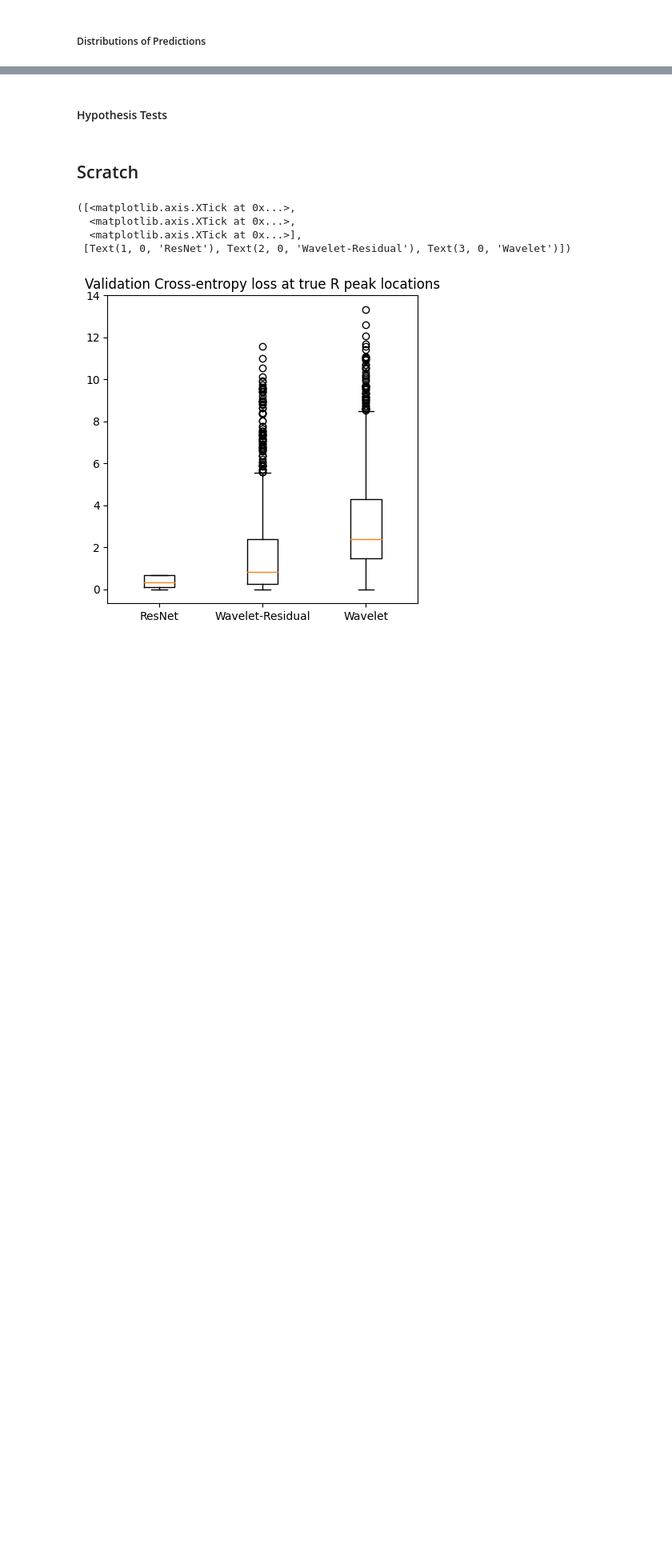
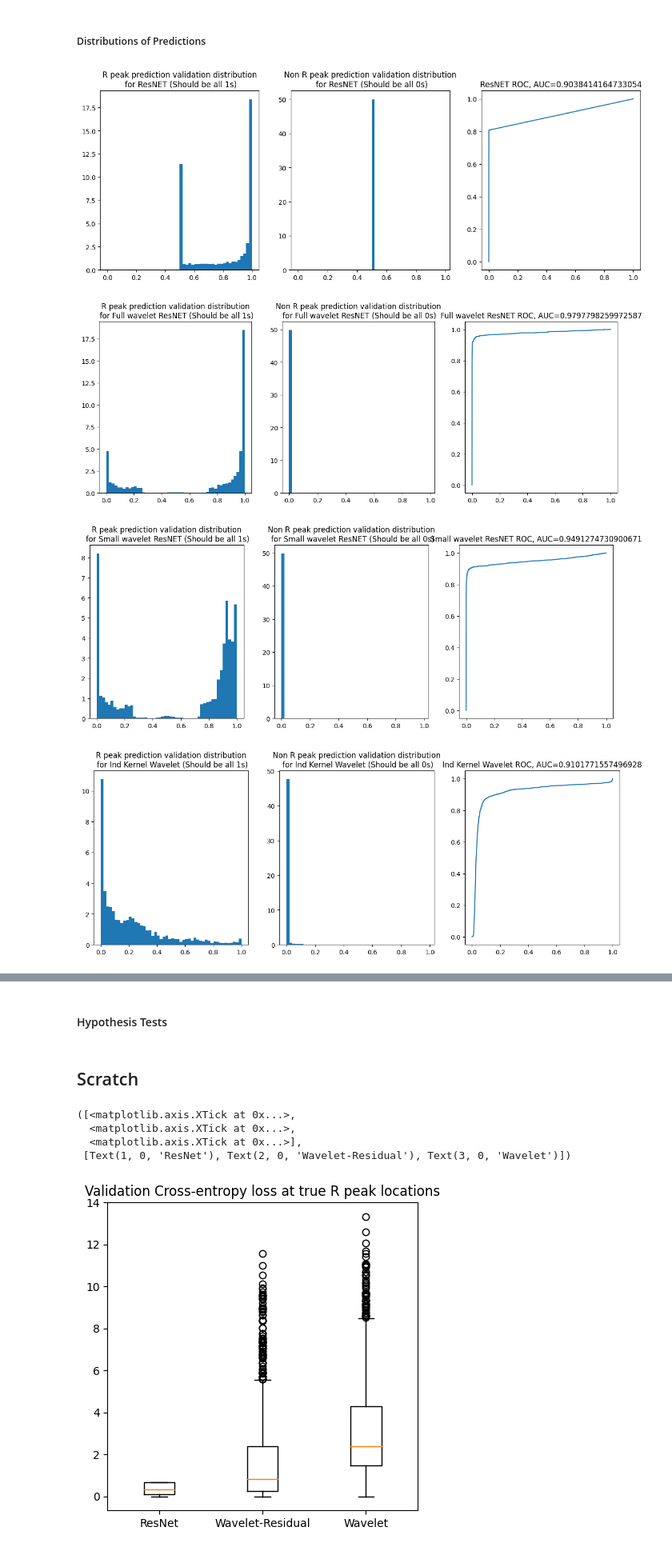
Before and after one commit to andrew-nash/fyp, a Jupyter notebook: empirical_experiments.ipynb, the cells around one changed output, grey strips where cells are left out. Shown at 80% size. Cells and saved outputs as stored; diff of their text form; code cells hidden in the pictures; blank space fills up the shorter version.

```diff
--- a/empirical_experiments.ipynb
+++ b/empirical_experiments.ipynb
@@ -351,17 +376,26 @@ plt.xticks(range(1,len(names)+1),names)
 # %%
-mods = ["Full wavelet ResNET", "Small wavelet ResNET", "Ind Kernel Wavelet", "QMF Kernel Wavelet"]
-exps = [ fullWaveletResnetExp, smallWaveletResnetExp,hardCodedWaveletIndExp,hardCodedWaveletQMFExp]
+mods = ["ResNET","Full wavelet ResNET", "Small wavelet ResNET", "Ind Kernel Wavelet", "QMF Kernel Wavelet"]
+exps = [resnetExp, fullWaveletResnetExp, smallWaveletResnetExp,hardCodedWaveletIndExp,hardCodedWaveletQMFExp]
 for i in range(len(mods)):
     lab = mods[i]
     hyp = exps[i]
-    plt.figure(figsize=(5,5))
-    plt.hist(np.concatenate(hyp.preds),bins=50,density=True)
-    plt.title(f"R peak prediction validation distribution\n for {lab} (Should be all 1s)")
+    preds=np.concatenate(hyp.preds)
+    fig,ax=plt.subplots(1, 3,figsize=(15,5))
+    ax[0].hist(preds,bins=np.arange(0, 1.02, 0.02),density=True)
+    ax[0].set_title(f"R peak prediction validation distribution\n for {lab} (Should be all 1s)")
+
+
+    trues=np.concatenate(hyp.trues)
+    ax[1].hist(trues,bins=np.arange(0, 1, 0.02),density=True)
+    ax[1].set_title(f"Non R peak prediction validation distribution\n for {lab} (Should be all 0s)")
+
+    fp, tp, _ = roc_curve([1.0 for i in range(len(preds))]+[0.0 for i in range(len(trues))],np.concatenate([preds,trues]))
+    auc = roc_auc_score([1.0 for i in range(len(preds))]+[0.0 for i in range(len(trues))],np.concatenate([preds,trues]))
+    ax[2].plot(fp, tp)
+    ax[2].set_title(f"{lab} ROC, AUC={auc}")
     plt.show()
-for i in range(len(mods)):
-    lab = mods[i]
-    hyp = exps[i]
-    plt.figure(figsize=(5,5))
-    plt.hist(np.concatenate(hyp.trues),bins=50,density=True)
-    plt.title(f"Non R peak prediction validation distribution\n for {lab} (Should be all 0s)")
-    plt.show()
+# %% [output]
+[figure, added]
+[figure, added]
+[figure, added]
+[figure, added]
```
Also changed, not shown: parts of 34 cells of this notebook, 5 other files.
